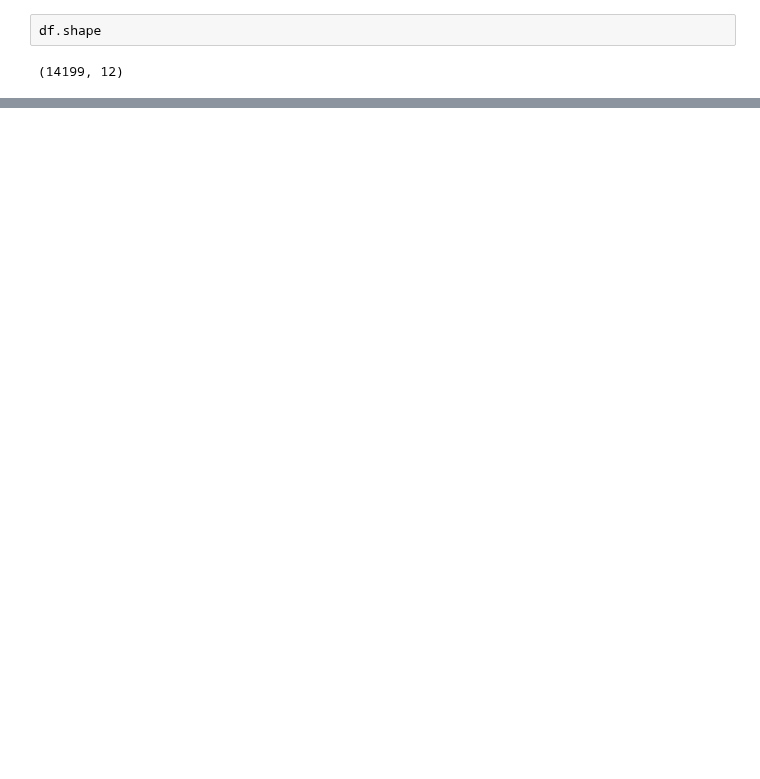
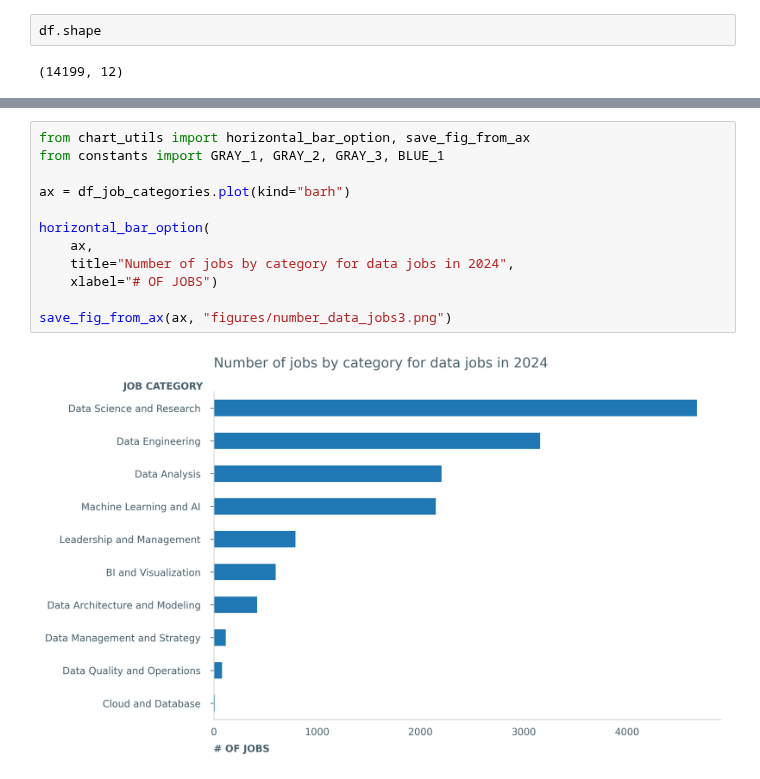
Before and after one commit to johnsandsjo/data-visualisation-john-sandsjo-de24, a Jupyter notebook: codealongs/05_mplstyle/mplstyle_storytelling.ipynb, the cells around one changed output, grey strips where cells are left out. Cells and saved outputs as stored; diff of their text form; blank space fills up the shorter version.

```diff
--- a/codealongs/05_mplstyle/mplstyle_storytelling.ipynb
+++ b/codealongs/05_mplstyle/mplstyle_storytelling.ipynb
@@ -33,3 +39,17 @@ Data Management and Strategy       115
 Data Quality and Operations         79
 Cloud and Database                  11
 Name: count, dtype: int64
+# %%
+from chart_utils import horizontal_bar_option, save_fig_from_ax
+from constants import GRAY_1, GRAY_2, GRAY_3, BLUE_1
+
+ax = df_job_categories.plot(kind="barh")
+
+horizontal_bar_option(
+    ax,
+    title="Number of jobs by category for data jobs in 2024",
+    xlabel="# OF JOBS")
+
+save_fig_from_ax(ax, "figures/number_data_jobs3.png")
+# %% [output]
+[figure, added]
```
Also changed, not shown: parts of 4 cells of this notebook, 7 other files.
